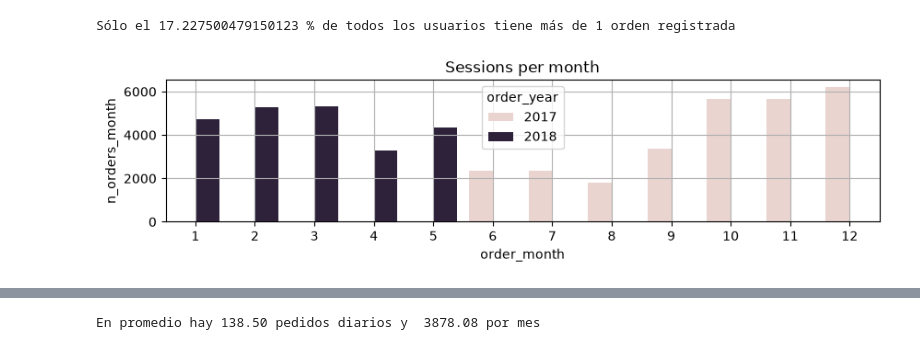
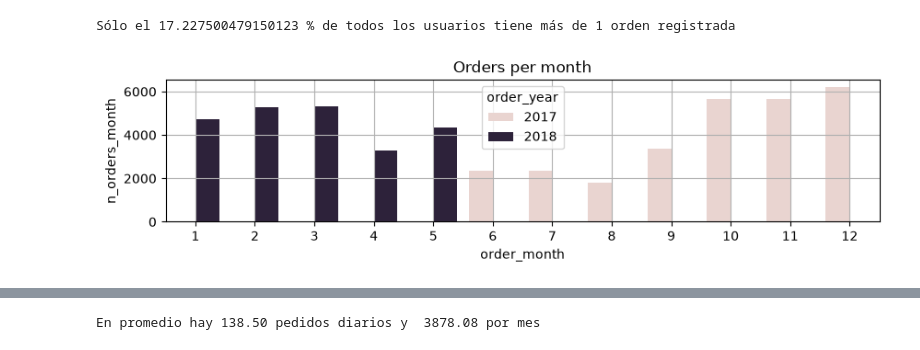
Before and after one commit to marcb-97/showz_project, a Jupyter notebook: showz.ipynb, the cells around one changed output, grey strips where cells are left out. Drawn from its saved outputs; the diff is of its cells as text; code cells hidden in the pictures.

```diff
--- a/showz.ipynb
+++ b/showz.ipynb
@@ -622,15 +622,15 @@ orders_monthly = orders_by_period.groupby(['order_year', 'order_month']).agg({
 orders_monthly.columns =['n_orders_month']
 orders_monthly = orders_monthly.reset_index()
 # %%
-#Visualizacion de sesiones cada mes
+#Visualizacion de pedidos cada mes
 plt.figure(figsize=(10,2))
 #Gráfico de barras
 sns.barplot(data=orders_monthly, x='order_month', y='n_orders_month', hue='order_year')
-plt.title('Sessions per month')
+plt.title('Orders per month')
 plt.grid(True)
 plt.show()
 # %% [output]
-[figure, old version]
+[figure, new version]
 # %%
 distribucion_data(orders_monthly, 'n_orders_month')
 # %% [output]
```
Also changed, not shown: parts of 18 cells of this notebook.
